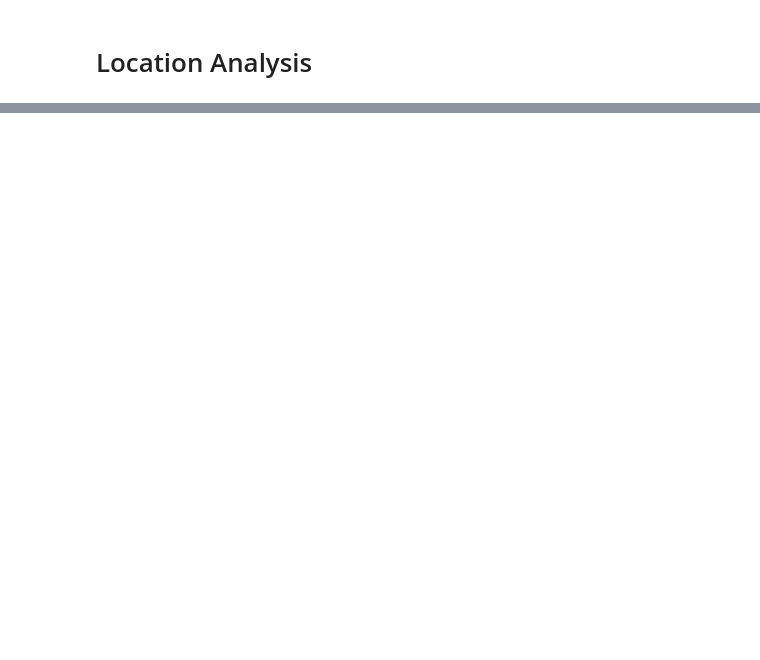
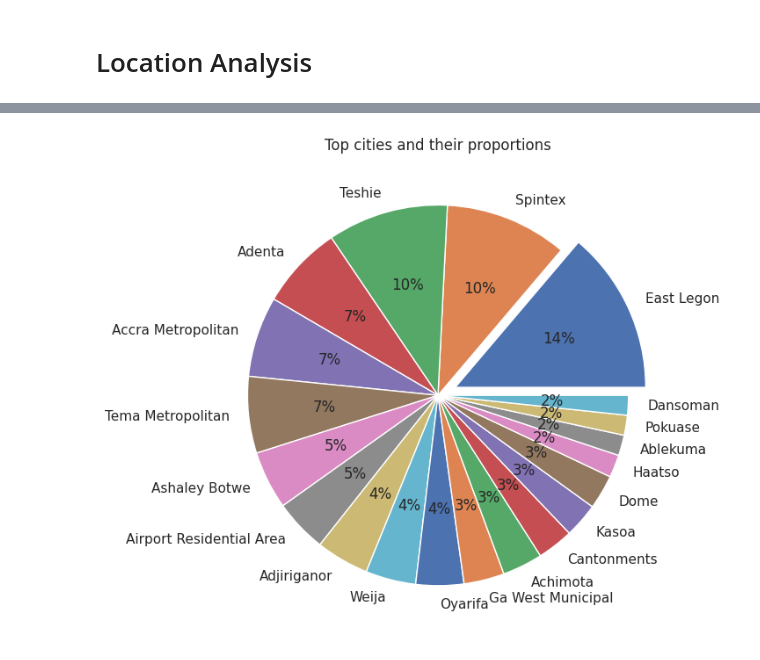
Before and after one commit to kcnewman/ares, a Jupyter notebook: notebooks/02_eda.ipynb, the cells around one changed output, grey strips where cells are left out. Drawn from its saved outputs; the diff is of its cells as text; code cells hidden in the pictures; blank space fills up the shorter version.

```diff
--- a/notebooks/02_eda.ipynb
+++ b/notebooks/02_eda.ipynb
@@ -123,0 +203,15 @@ df_top_cities
+# %%
+plt.figure()
+exp = [0.1] + [0] * (df_top_cities.shape[0] - 1)
+plt.pie(
+    df_top_cities["count"],
+    labels=df_top_cities["locality"],
+    explode=exp,
+    autopct="%.0f%%",
+)
+
+plt.title("Top cities and their proportions")
+plt.tight_layout()
+plt.show()
+# %% [output]
+[figure, added]
```
Also changed, not shown: parts of 22 cells of this notebook, 7 other files.
